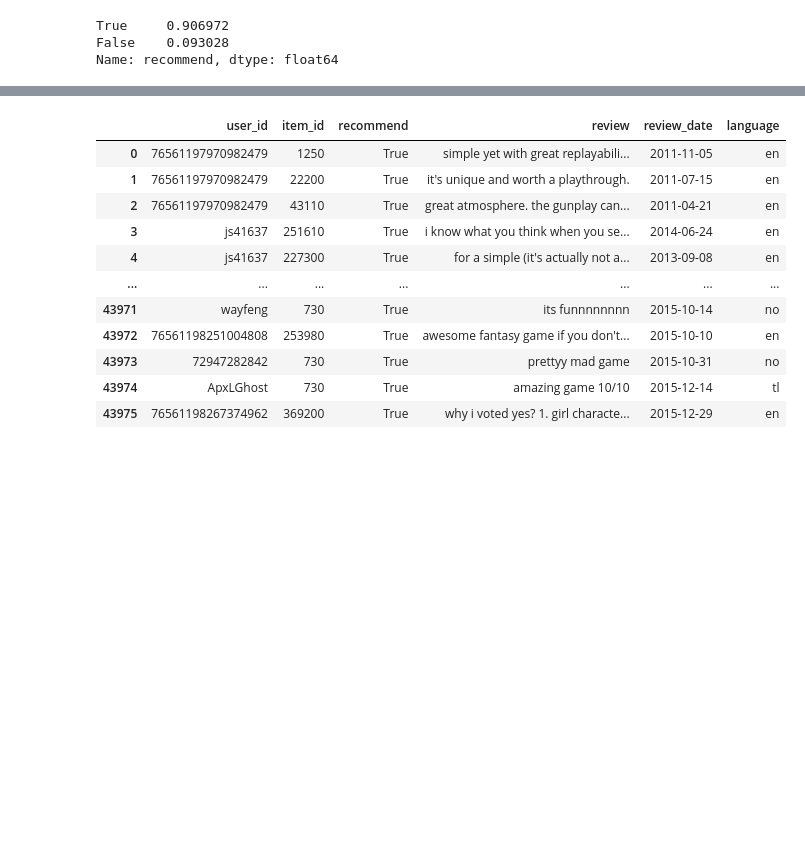
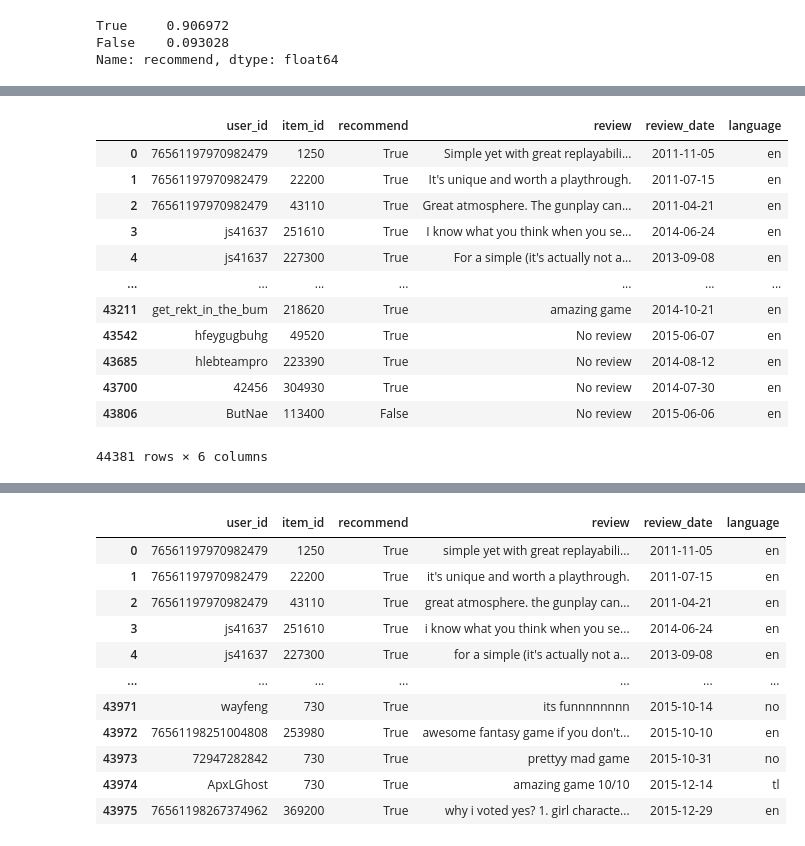
Before and after one commit to DaAnMaGi/PI_ML_OPS, a Jupyter notebook: formulacion/formulacion_datos.ipynb, the cells around one changed output, grey strips where cells are left out. Drawn from its saved outputs; the diff is of its cells as text; code cells hidden in the pictures; blank space fills up the shorter version.

```diff
--- a/formulacion/formulacion_datos.ipynb
+++ b/formulacion/formulacion_datos.ipynb
@@ -219,0 +304,18 @@ reviews
+# %%
+# Se combina el DataFrame de datos nulos corregidos con el DataFrame original.
+y = pd.concat([reviews,x])
+y
+# %% [output]
+|  | user_id | item_id | recommend | review | review_date | language |
+| 0 | 76561197970982479 | 1250 | True | Simple yet with great replayabili... | 2011-11-05 | en |
+| 1 | 76561197970982479 | 22200 | True | It's unique and worth a playthrough. | 2011-07-15 | en |
+| 2 | 76561197970982479 | 43110 | True | Great atmosphere. The gunplay can... | 2011-04-21 | en |
+| 3 | js41637 | 251610 | True | I know what you think when you se... | 2014-06-24 | en |
+| 4 | js41637 | 227300 | True | For a simple (it's actually not a... | 2013-09-08 | en |
+| ... | ... | ... | ... | ... | ... | ... |
+| 43211 | get_rekt_in_the_bum | 218620 | True | amazing game | 2014-10-21 | en |
+| 43542 | hfeygugbuhg | 49520 | True | No review | 2015-06-07 | en |
+| 43685 | hlebteampro | 223390 | True | No review | 2014-08-12 | en |
+| 43700 | 42456 | 304930 | True | No review | 2014-07-30 | en |
+| 43806 | ButNae | 113400 | False | No review | 2015-06-06 | en |
+44381 rows × 6 columns
```
Also changed, not shown: parts of 16 cells of this notebook.
